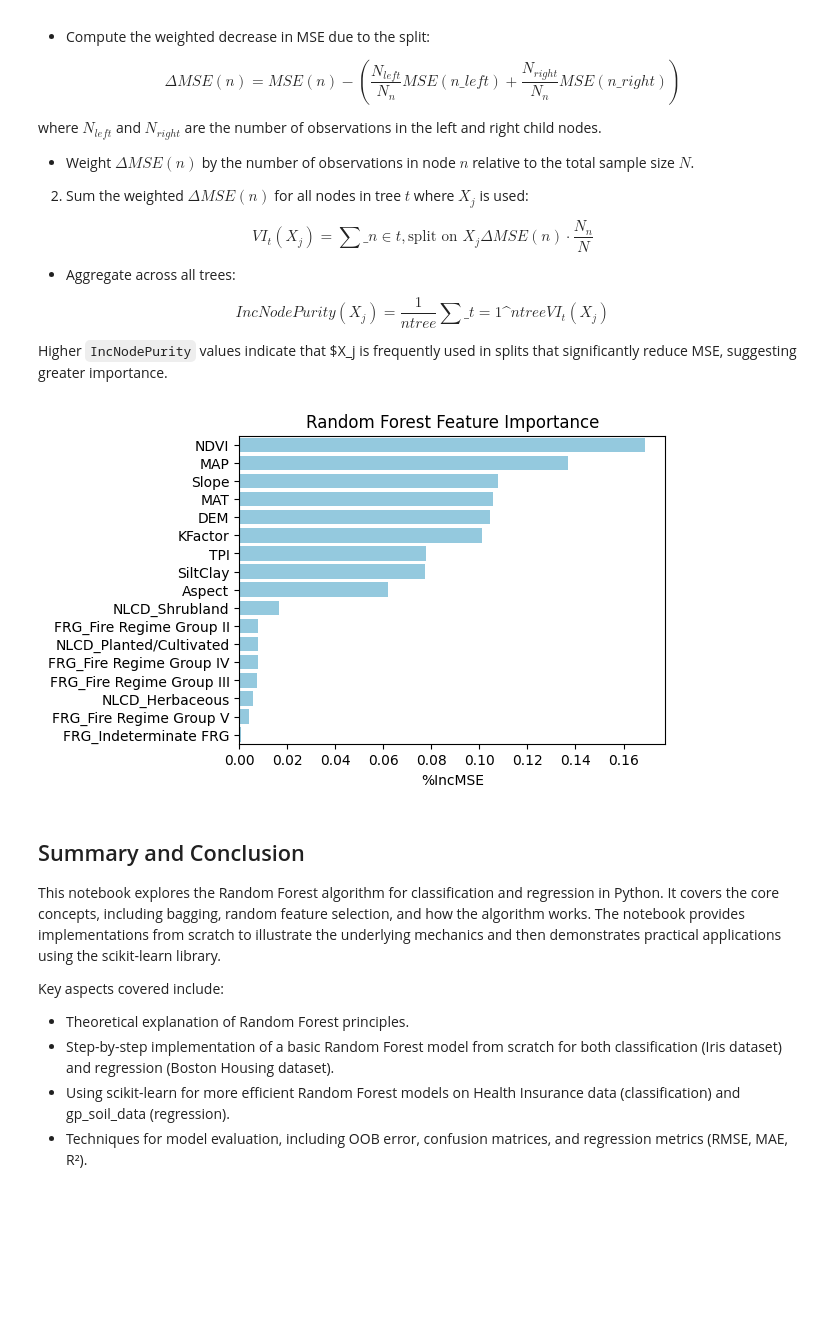
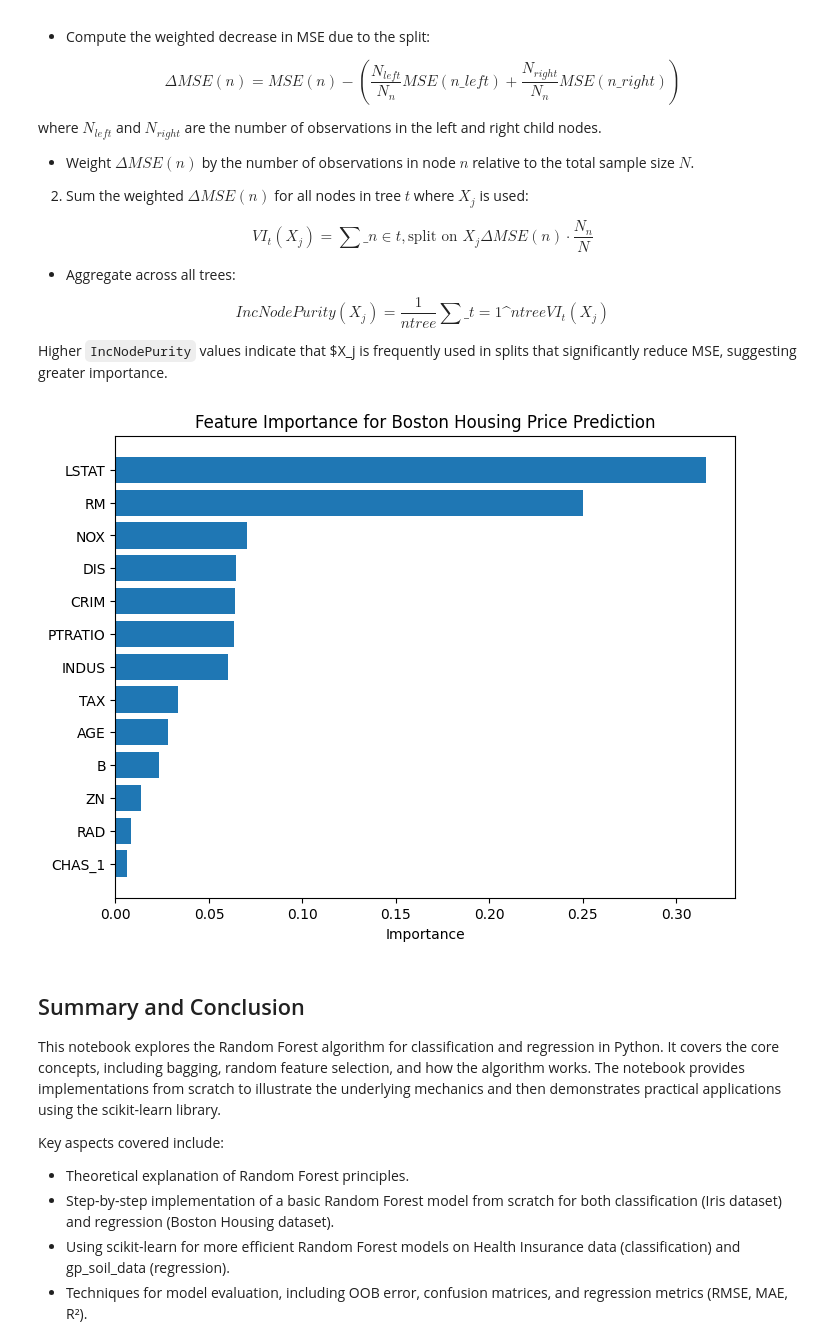
Before and after one commit to zia207/python-colab, a Jupyter notebook: NoteBook/Machine_Learning/Tree_based/03-01-02-02-tree-based-models-bagging-randomforest-python.ipynb, the cells around one changed output. Drawn from its saved outputs; the diff is of its cells as text; code cells hidden in the pictures; blank space fills up the shorter version.

```diff
--- a/NoteBook/Machine_Learning/Tree_based/03-01-02-02-tree-based-models-bagging-randomforest-python.ipynb
+++ b/NoteBook/Machine_Learning/Tree_based/03-01-02-02-tree-based-models-bagging-randomforest-python.ipynb
@@ -911,10 +908,16 @@ test[numeric_cols] = scaler.transform(test[numeric_cols])
 # %% [markdown]
 #### Fit Random Forest Model
 # %%
-X_train = train.drop('SOC', axis=1)
-y_train = train['SOC']
-X_test = test.drop('SOC', axis=1)
-y_test = test['SOC']
+from sklearn.ensemble import RandomForestRegressor
+from sklearn.metrics import mean_squared_error, r2_score
+import matplotlib.pyplot as plt
+
+
+# Define features and target
+X_train = train.drop('MEDV', axis=1)
+y_train = train['MEDV']
+X_test = test.drop('MEDV', axis=1)
+y_test = test['MEDV']
 
 rf_model = RandomForestRegressor(
     n_estimators=500,
@@ -930,0 +936,13 @@ RandomForestRegressor(max_features=8, min_samples_leaf=110, n_estimators=500,
+# %%
+from sklearn.metrics import mean_squared_error, mean_absolute_error, r2_score
+
+# Predict on test set
+test['MEDV_pred'] = rf_model.predict(X_test)
+
+# Calculate RMSE and MAE
+rmse = np.sqrt(mean_squared_error(test['MEDV'], test['MEDV_pred']))
+mae = mean_absolute_error(test['MEDV'], test['MEDV_pred'])
+r2 = r2_score(test['MEDV'], test['MEDV_pred'])
+print(f'RMSE: {rmse}')
+print(f'MAE: {mae}')
+print(f"Test set R-squared: {r2}")
@@ -1082,22 +1171,25 @@ $$ VI_t(X_j) = \sum\_{n \in t, \text{split on } X_j} \Delta MSE(n) \cdot \frac{N
 $$ IncNodePurity(X_j) = \frac{1}{ntree} \sum\_{t=1}\^{ntree} VI_t(X_j) $$
 
 Higher `IncNodePurity` values indicate that \$X_j is frequently used in splits that significantly reduce MSE, suggesting greater importance.
-# %%
-# Get feature importance
-importances = final_rf_model.feature_importances_
-feature_names = X_train.columns
-imp_df = pd.DataFrame({'Var.Names': feature_names, '%IncMSE': importances})
-
-# Horizontal Bar Plot (High to Low)
-plt.figure(figsize=(5.5, 4))
-imp_df_sorted = imp_df.sort_values('%IncMSE', ascending=False)
-sns.barplot(x='%IncMSE', y='Var.Names', data=imp_df_sorted, color='skyblue')
-plt.title('Random Forest Feature Importance')
-plt.xlabel('%IncMSE')
-plt.ylabel('')
-plt.show()
-# %% [output]
-[figure, removed]
+# %%
+import matplotlib.pyplot as plt
+
+# Feature importance
+feature_importance = pd.DataFrame({
+    'Feature': X_train.columns,
+    'Importance': final_rf_model.feature_importances_
+})
+feature_importance = feature_importance.sort_values(by='Importance', ascending=False)
+
+# Plot feature importance
+plt.figure(figsize=(8, 6))
+plt.barh(feature_importance['Feature'], feature_importance['Importance'], color='#1f77b4')
+plt.xlabel('Importance')
+plt.title('Feature Importance for Boston Housing Price Prediction')
+plt.gca().invert_yaxis()
+plt.show()
+# %% [output]
+[figure, added]
 # %% [markdown]
 ## Summary and Conclusion
 
```
Also changed, not shown: parts of 31 cells of this notebook.
